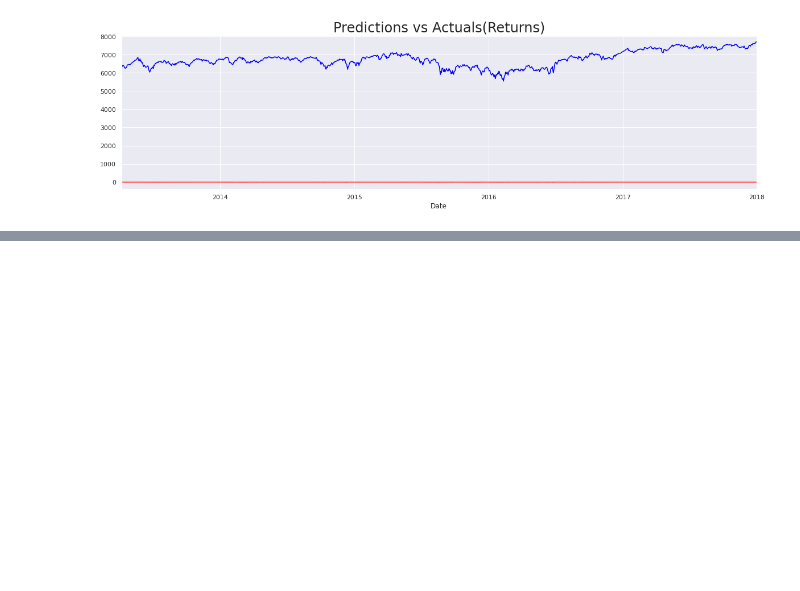
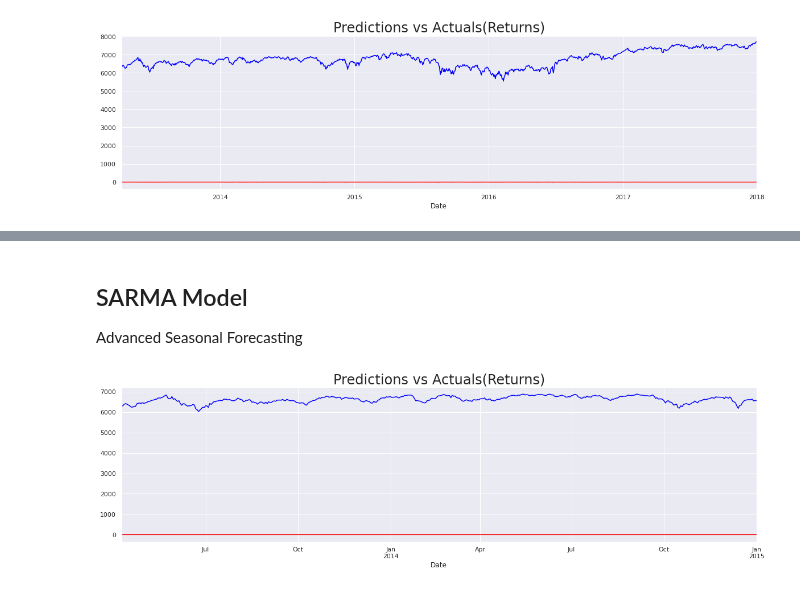
Before and after one commit to Priyo-prog/Time-series-analysis, a Jupyter notebook: Forecasting/the_forecasting.ipynb, the cells around one changed output, grey strips where cells are left out. Drawn from its saved outputs; the diff is of its cells as text; code cells hidden in the pictures; blank space fills up the shorter version.

```diff
--- a/Forecasting/the_forecasting.ipynb
+++ b/Forecasting/the_forecasting.ipynb
@@ -284,0 +311,18 @@ plt.show()
+# %% [markdown]
+## SARMA Model
+
+Advanced Seasonal Forecasting
+# %%
+end_date_1 ="2015-01-01"
+
+model_ret_sarma = SARIMAX(df.ret_ftse[1:], order=(3,0,4), seasonal_order=(3,0,2,5))
+results_ret_sarma = model_ret_sarma.fit()
+# %%
+df_ret_pred_sarma = results_ret_sarma.predict(start=start_date, end=end_date_1)
+
+df_ret_pred_sarma[start_date:end_date_1].plot(figsize=(20,5), color="red")
+df_test.ftse[start_date:end_date_1].plot(color="blue")
+plt.title("Predictions vs Actuals(Returns)", size=24)
+plt.show()
+# %% [output]
+[figure, added]
```
Also changed, not shown: parts of 5 cells of this notebook.
